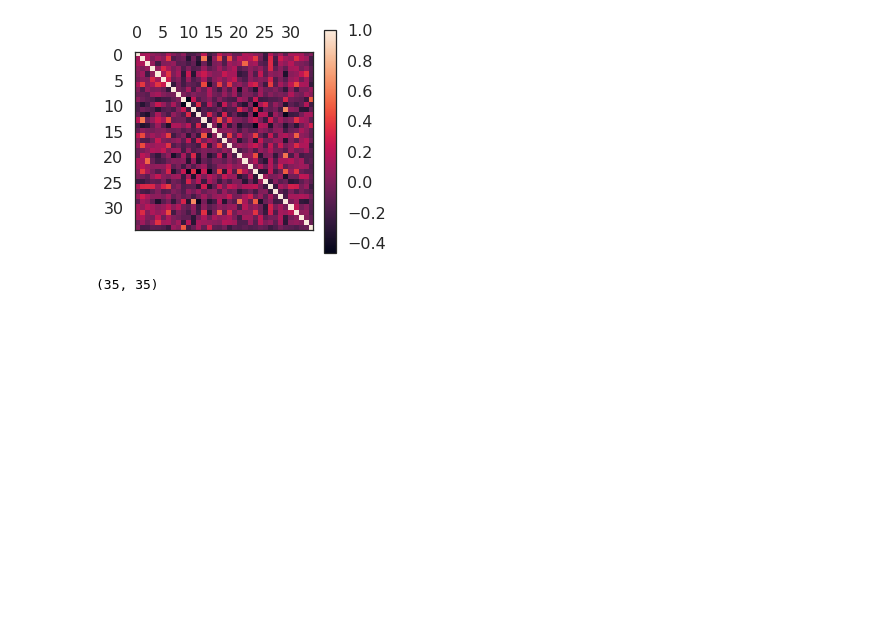
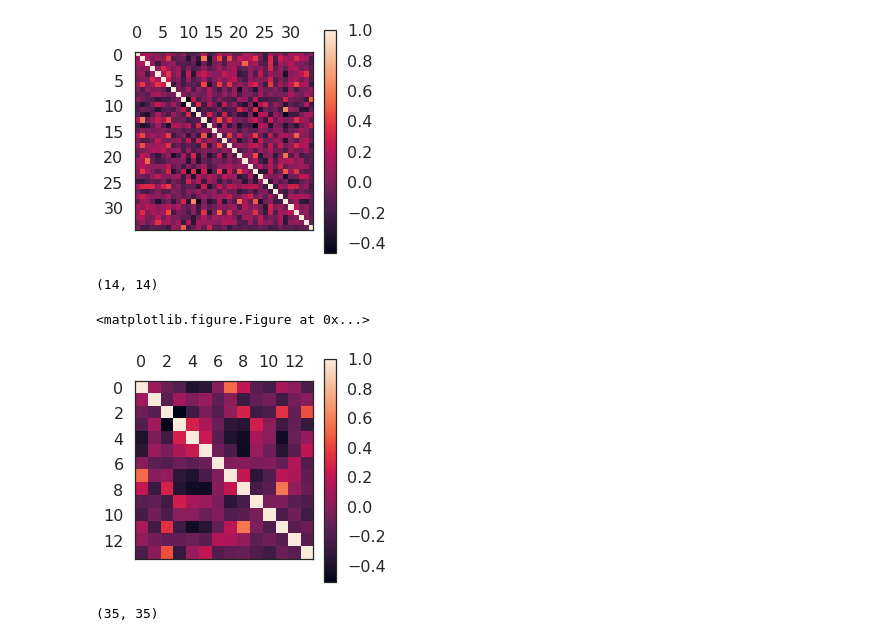
Before and after one commit to brialorelle/kiddraw, a Jupyter notebook: analysis/museumdraw/pythonNotebook/analyze_features_museumdraw_e1.ipynb, the cells around one changed output. Saved outputs shown, nothing was run; the diff lists cells and outputs as text; code cells hidden in the pictures; blank space fills up the shorter version.

```diff
--- a/analysis/museumdraw/pythonNotebook/analyze_features_museumdraw_e1.ipynb
+++ b/analysis/museumdraw/pythonNotebook/analyze_features_museumdraw_e1.ipynb
@@ -248,6 +352,24 @@ CORRMAT1 = CORRMAT
 (35, 35)
 <matplotlib.figure.Figure at 0x...>
 [figure]
+# %%
+## get RDM for older kids (7,8,9,10) -- subset
+ind = KMS.index[KMS['coarse_age'] == 'older']
+meta = KMS.loc[ind]
+feat = KFS[ind.tolist()]
+sns.set_style('white')
+fig = plt.figure(figsize=(6,6))
+labels = meta.label.values
+means = get_class_means(feat, labels)
+CORRMAT = np.corrcoef(means)
+print(CORRMAT.shape)
+plt.matshow(CORRMAT)
+plt.colorbar()
+olderKidsSubset=CORRMAT
+# %% [output]
+(14, 14)
+<matplotlib.figure.Figure at 0x...>
+[figure, added]
 # %%
 ## get RDM for young kids (3,4,5,6)
 ind = KM.index[KM['coarse_age'] == 'younger']
```
Also changed, not shown: parts of 28 cells of this notebook, 1 other file.
